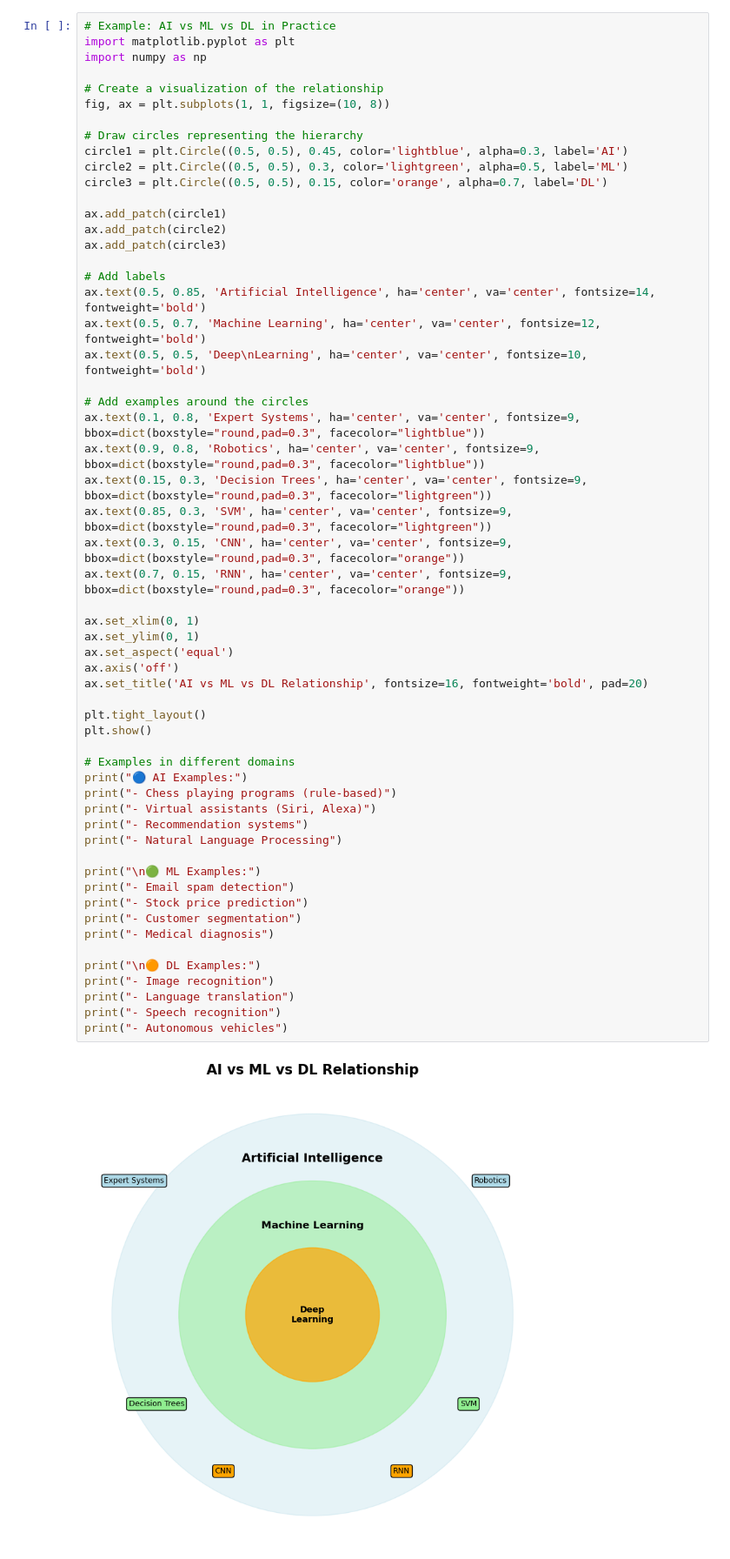
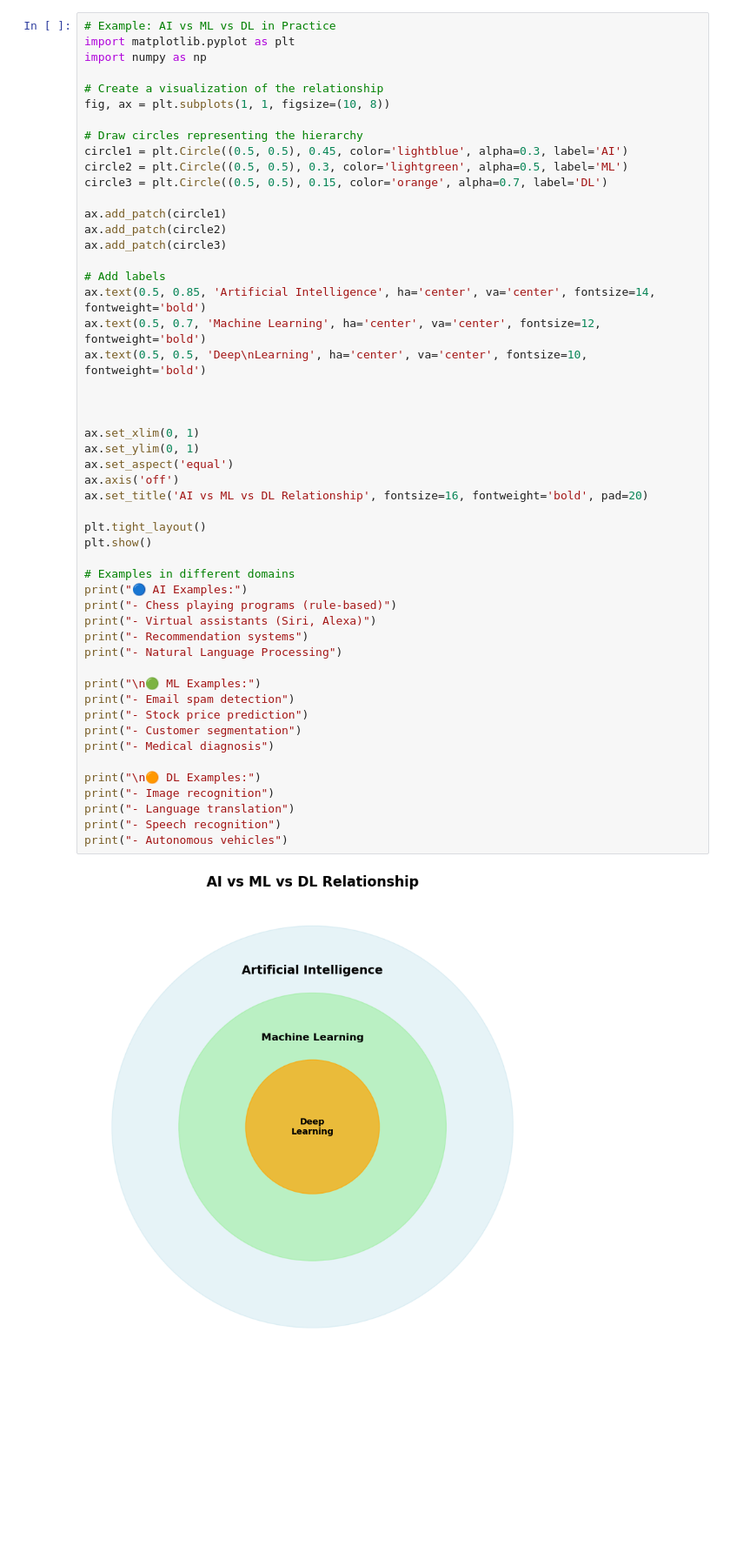
Before and after one commit to amannitp131/Machine_Learning, a Jupyter notebook: 2_Introduction/1.ipynb, the cells around one changed output. Shown at 87% size. Drawn from its saved outputs; the diff is of its cells as text; blank space fills up the shorter version.

```diff
--- a/2_Introduction/1.ipynb
+++ b/2_Introduction/1.ipynb
@@ -69,43 +69,37 @@ ax.text(0.5, 0.85, 'Artificial Intelligence', ha='center', va='center', fontsize
 ax.text(0.5, 0.7, 'Machine Learning', ha='center', va='center', fontsize=12, fontweight='bold')
 ax.text(0.5, 0.5, 'Deep\nLearning', ha='center', va='center', fontsize=10, fontweight='bold')
 
-# Add examples around the circles
-ax.text(0.1, 0.8, 'Expert Systems', ha='center', va='center', fontsize=9, bbox=dict(boxstyle="round,pad=0.3", facecolor="lightblue"))
-ax.text(0.9, 0.8, 'Robotics', ha='center', va='center', fontsize=9, bbox=dict(boxstyle="round,pad=0.3", facecolor="lightblue"))
-ax.text(0.15, 0.3, 'Decision Trees', ha='center', va='center', fontsize=9, bbox=dict(boxstyle="round,pad=0.3", facecolor="lightgreen"))
-ax.text(0.85, 0.3, 'SVM', ha='center', va='center', fontsize=9, bbox=dict(boxstyle="round,pad=0.3", facecolor="lightgreen"))
-ax.text(0.3, 0.15, 'CNN', ha='center', va='center', fontsize=9, bbox=dict(boxstyle="round,pad=0.3", facecolor="orange"))
-ax.text(0.7, 0.15, 'RNN', ha='center', va='center', fontsize=9, bbox=dict(boxstyle="round,pad=0.3", facecolor="orange"))
+
 
 ax.set_xlim(0, 1)
 ax.set_ylim(0, 1)
 ax.set_aspect('equal')
 ax.axis('off')
 ax.set_title('AI vs ML vs DL Relationship', fontsize=16, fontweight='bold', pad=20)
 
 plt.tight_layout()
 plt.show()
 
 # Examples in different domains
 print("🔵 AI Examples:")
 print("- Chess playing programs (rule-based)")
 print("- Virtual assistants (Siri, Alexa)")
 print("- Recommendation systems")
 print("- Natural Language Processing")
 
 print("\n🟢 ML Examples:")
 print("- Email spam detection")
 print("- Stock price prediction")
 print("- Customer segmentation")
 print("- Medical diagnosis")
 
 print("\n🟠 DL Examples:")
 print("- Image recognition")
 print("- Language translation")
 print("- Speech recognition")
 print("- Autonomous vehicles")
 # %% [output]
-[figure, old version]
+[figure, new version]
 🔵 AI Examples:
 - Chess playing programs (rule-based)
 - Virtual assistants (Siri, Alexa)
```
Also changed, not shown: parts of 7 cells of this notebook, 4 other files.
